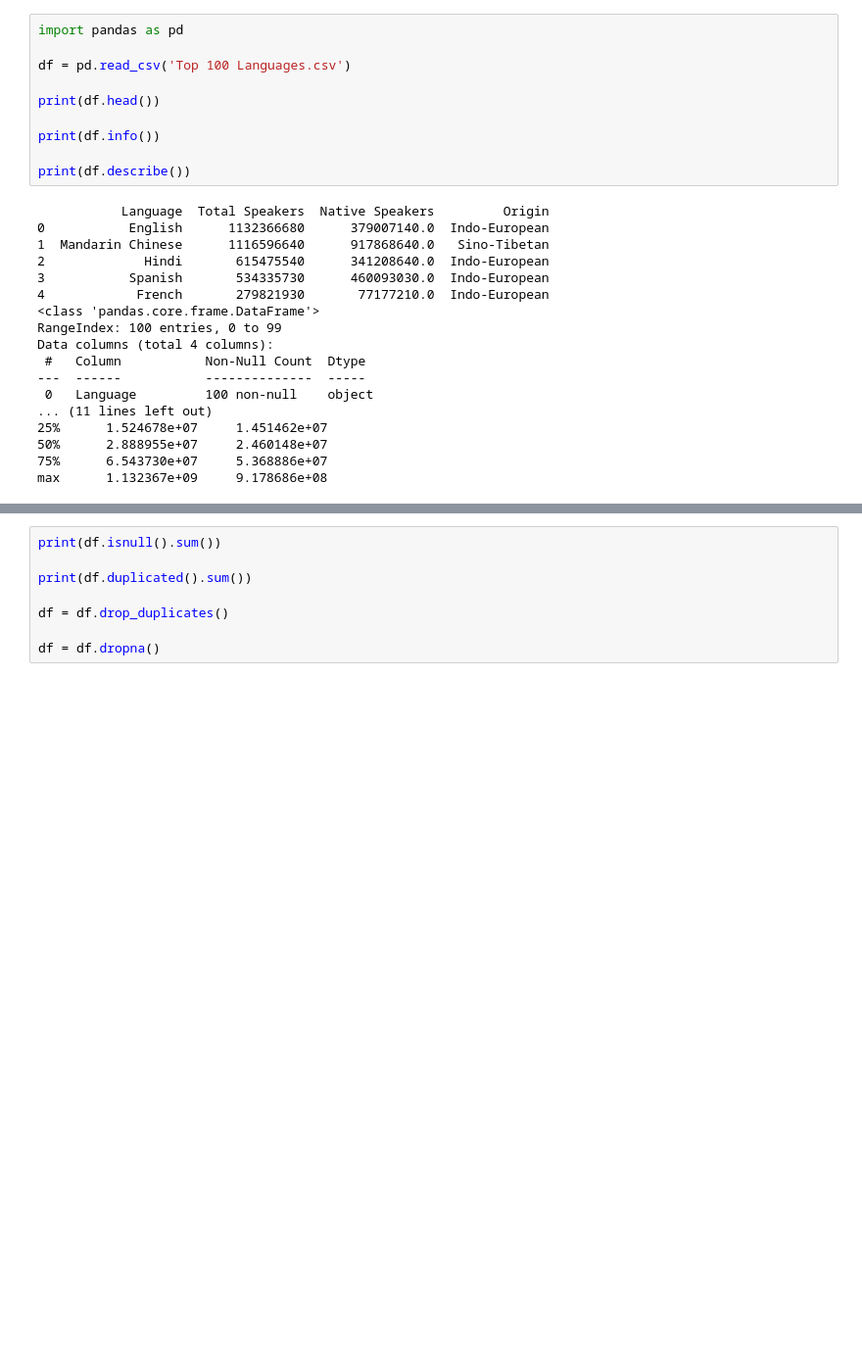
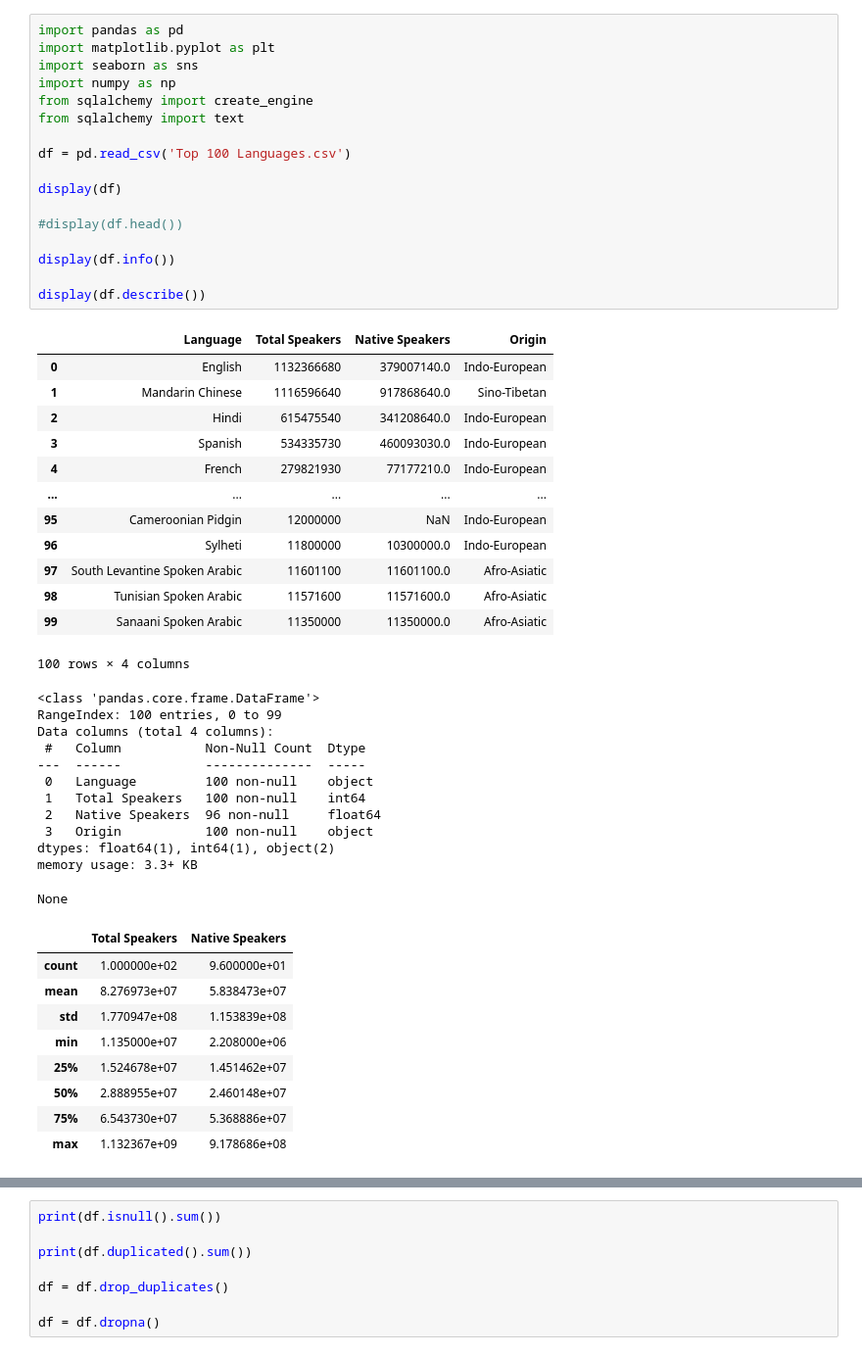
Before and after one commit to ironhack-labs/project-2-eda-sql, a Jupyter notebook: main.ipynb, the cells around one changed output, grey strips where cells are left out. Shown at 98% size. Cells and saved outputs as stored; diff of their text form; blank space fills up the shorter version.

```diff
--- a/main.ipynb
+++ b/main.ipynb
@@ -1,29 +1,53 @@
 # %%
 import pandas as pd
+import matplotlib.pyplot as plt
+import seaborn as sns
+import numpy as np
+from sqlalchemy import create_engine
+from sqlalchemy import text
 
 df = pd.read_csv('Top 100 Languages.csv')
 
-print(df.head())
+display(df)
 
-print(df.info())
+#display(df.head())
 
-print(df.describe())
+display(df.info())
+
+display(df.describe())
 # %% [output]
+|  | Language | Total Speakers | Native Speakers | Origin |
+| 0 | English | 1132366680 | 379007140.0 | Indo-European |
+| 1 | Mandarin Chinese | 1116596640 | 917868640.0 | Sino-Tibetan |
+| 2 | Hindi | 615475540 | 341208640.0 | Indo-European |
+| 3 | Spanish | 534335730 | 460093030.0 | Indo-European |
+| 4 | French | 279821930 | 77177210.0 | Indo-European |
+| ... | ... | ... | ... | ... |
+| 95 | Cameroonian Pidgin | 12000000 | NaN | Indo-European |
+| 96 | Sylheti | 11800000 | 10300000.0 | Indo-European |
+| 97 | South Levantine Spoken Arabic | 11601100 | 11601100.0 | Afro-Asiatic |
+| 98 | Tunisian Spoken Arabic | 11571600 | 11571600.0 | Afro-Asiatic |
+| 99 | Sanaani Spoken Arabic | 11350000 | 11350000.0 | Afro-Asiatic |
-           Language  Total Speakers  Native Speakers         Origin
-0           English      1132366680      379007140.0  Indo-European
-1  Mandarin Chinese      1116596640      917868640.0   Sino-Tibetan
-2             Hindi       615475540      341208640.0  Indo-European
-3           Spanish       534335730      460093030.0  Indo-European
-4            French       279821930       77177210.0  Indo-European
-<class 'pandas.core.frame.DataFrame'>
-RangeIndex: 100 entries, 0 to 99
-Data columns (total 4 columns):
- #   Column           Non-Null Count  Dtype
----  ------           --------------  -----
- 0   Language         100 non-null    object
-... (11 lines left out)
-25%      1.524678e+07     1.451462e+07
-50%      2.888955e+07     2.460148e+07
-75%      6.543730e+07     5.368886e+07
-max      1.132367e+09     9.178686e+08
+100 rows × 4 columns
+<class 'pandas.core.frame.DataFrame'>
+RangeIndex: 100 entries, 0 to 99
+Data columns (total 4 columns):
+ #   Column           Non-Null Count  Dtype
+---  ------           --------------  -----
+ 0   Language         100 non-null    object
+ 1   Total Speakers   100 non-null    int64
+ 2   Native Speakers  96 non-null     float64
+ 3   Origin           100 non-null    object
+dtypes: float64(1), int64(1), object(2)
+memory usage: 3.3+ KB
+None
+|  | Total Speakers | Native Speakers |
+| count | 1.000000e+02 | 9.600000e+01 |
+| mean | 8.276973e+07 | 5.838473e+07 |
+| std | 1.770947e+08 | 1.153839e+08 |
+| min | 1.135000e+07 | 2.208000e+06 |
+| 25% | 1.524678e+07 | 1.451462e+07 |
+| 50% | 2.888955e+07 | 2.460148e+07 |
+| 75% | 6.543730e+07 | 5.368886e+07 |
+| max | 1.132367e+09 | 9.178686e+08 |
 # %%
```
Also changed, not shown: parts of 5 cells of this notebook, 1 other file.
